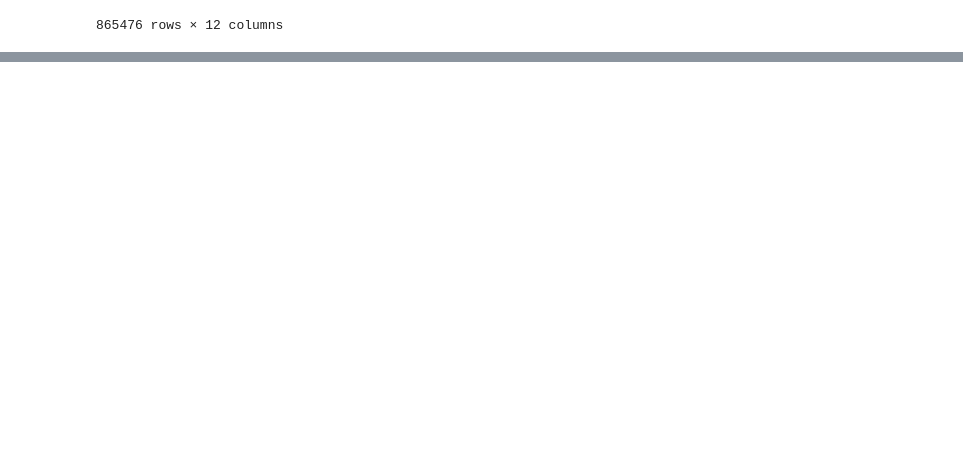
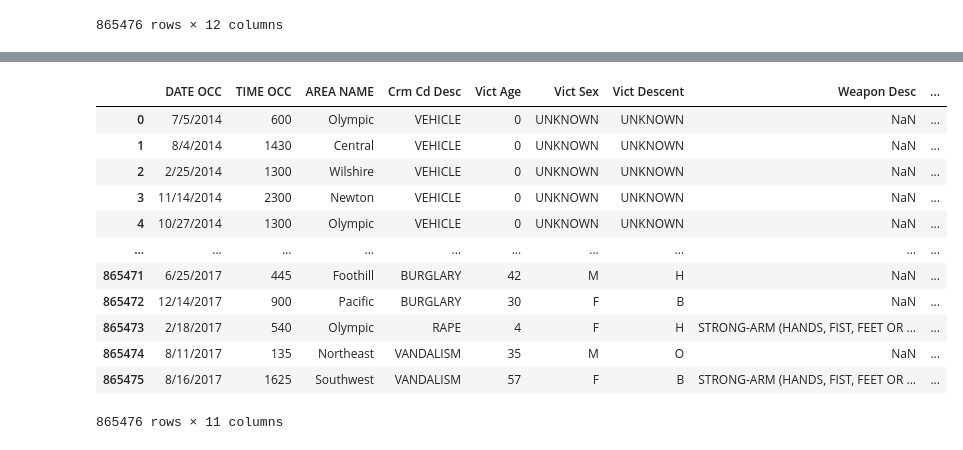
Before and after one commit to markmessick/nyc-crime-analysis, a Jupyter notebook: Data_analysis_zw.ipynb, the cells around one changed output, grey strips where cells are left out. Drawn from its saved outputs; the diff is of its cells as text; code cells hidden in the pictures; blank space fills up the shorter version.

Commit message:
completed cleaning the LA_DATA

```diff
--- a/Data_analysis_zw.ipynb
+++ b/Data_analysis_zw.ipynb
@@ -139,0 +157,17 @@ lapd4.to_csv(r'../crime_data/La_Cleaning.csv', index = False)
+# %%
+lapd5 = pd.read_csv("../crime_data/Final_La_Cleaning.csv")
+lapd5
+# %% [output]
+|  | DATE OCC | TIME OCC | AREA NAME | Crm Cd Desc | Vict Age | Vict Sex | Vict Descent | Weapon Desc | ... |
+| 0 | 7/5/2014 | 600 | Olympic | VEHICLE | 0 | UNKNOWN | UNKNOWN | NaN | ... |
+| 1 | 8/4/2014 | 1430 | Central | VEHICLE | 0 | UNKNOWN | UNKNOWN | NaN | ... |
+| 2 | 2/25/2014 | 1300 | Wilshire | VEHICLE | 0 | UNKNOWN | UNKNOWN | NaN | ... |
+| 3 | 11/14/2014 | 2300 | Newton | VEHICLE | 0 | UNKNOWN | UNKNOWN | NaN | ... |
+| 4 | 10/27/2014 | 1300 | Olympic | VEHICLE | 0 | UNKNOWN | UNKNOWN | NaN | ... |
+| ... | ... | ... | ... | ... | ... | ... | ... | ... | ... |
+| 865471 | 6/25/2017 | 445 | Foothill | BURGLARY | 42 | M | H | NaN | ... |
+| 865472 | 12/14/2017 | 900 | Pacific | BURGLARY | 30 | F | B | NaN | ... |
+| 865473 | 2/18/2017 | 540 | Olympic | RAPE | 4 | F | H | STRONG-ARM (HANDS, FIST, FEET OR ... | ... |
+| 865474 | 8/11/2017 | 135 | Northeast | VANDALISM | 35 | M | O | NaN | ... |
+| 865475 | 8/16/2017 | 1625 | Southwest | VANDALISM | 57 | F | B | STRONG-ARM (HANDS, FIST, FEET OR ... | ... |
+865476 rows × 11 columns
```
Also changed, not shown: parts of 7 cells of this notebook.
